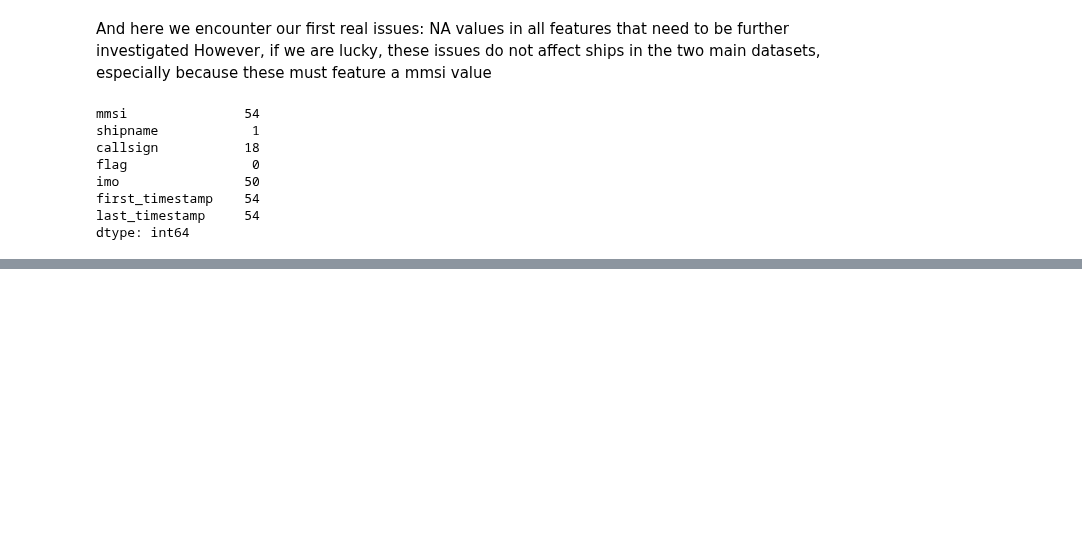
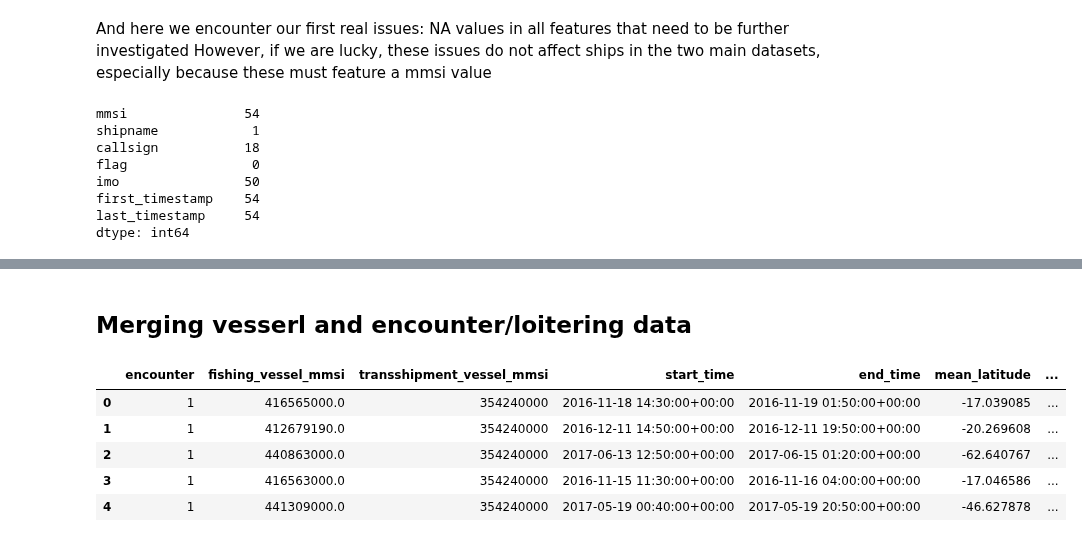
Before and after one commit to neuhart/Doing_DataScience_SS22, a Jupyter notebook: EDA.ipynb, the cells around one changed output, grey strips where cells are left out. Drawn from its saved outputs; the diff is of its cells as text; code cells hidden in the pictures; blank space fills up the shorter version.

```diff
--- a/EDA.ipynb
+++ b/EDA.ipynb
@@ -195,0 +243,22 @@ dtype: int64
+# %%
+df_loit_mod =  df_loit.copy()
+df_loit_mod.drop_duplicates(inplace = True) #dropping duplicates
+
+
+df_loit_mod['start_time'] = pd.to_datetime(df_loit['starting_timestamp']) #parsing timestamps
+
+df_loit_mod['end_time'] = pd.to_datetime(df_loit['ending_timestamp'])
+
+df_loit_mod.drop(['starting_timestamp', 'ending_timestamp'], axis=1, inplace=True)
+
+
+df_loit_mod['mean_latitude'] = (df_loit_mod['starting_latitude']+df_loit_mod['ending_latitude'])/2 #transforming locations to mean
+df_loit_mod['mean_longitude'] = (df_loit_mod['starting_longitude']+df_loit_mod['ending_longitude'])/2
+
+df_loit_mod.rename(columns ={'transshipment_mmsi':'transshipment_vessel_mmsi', 'total_event_duration':'duration_hr'}, inplace = True)
+
+df_loit_mod['encounter'] = 0 #creating target variable
+
+df_loit_mod.info()
+df_loit_mod.describe()
+df_loit_mod.columns
@@ -195,0 +292,8 @@ dtype: int64
+# %%
+df_agg = pd.concat([df_enc_mod,df_loit_mod], ignore_index=True)
+
+df_clean = df_agg.copy().drop(['starting_latitude','starting_longitude', 'ending_latitude','ending_longitude'], axis= 1 ) #setting target as first column
+col_en =df_clean.pop('encounter')
+df_clean.insert(0, col_en.name,col_en)
+df_clean.head()
+df_clean.info()
@@ -195,0 +318,15 @@ dtype: int64
+# %% [markdown]
+## Merging vesserl and encounter/loitering data
+# %%
+####This is just a mockup because it only features the transshipments vessels mmsi
+#I suspect that flags should have a large explanatory power
+
+df_clean_all = pd.merge(df_clean, df_ves, how ='left', left_on ='transshipment_vessel_mmsi', right_on='mmsi')
+df_clean_all.head()
+# %% [output]
+|  | encounter | fishing_vessel_mmsi | transshipment_vessel_mmsi | start_time | end_time | mean_latitude | ... |
+| 0 | 1 | 416565000.0 | 354240000 | 2016-11-18 14:30:00+00:00 | 2016-11-19 01:50:00+00:00 | -17.039085 | ... |
+| 1 | 1 | 412679190.0 | 354240000 | 2016-12-11 14:50:00+00:00 | 2016-12-11 19:50:00+00:00 | -20.269608 | ... |
+| 2 | 1 | 440863000.0 | 354240000 | 2017-06-13 12:50:00+00:00 | 2017-06-15 01:20:00+00:00 | -62.640767 | ... |
+| 3 | 1 | 416563000.0 | 354240000 | 2016-11-15 11:30:00+00:00 | 2016-11-16 04:00:00+00:00 | -17.046586 | ... |
+| 4 | 1 | 441309000.0 | 354240000 | 2017-05-19 00:40:00+00:00 | 2017-05-19 20:50:00+00:00 | -46.627878 | ... |
```
Also changed, not shown: parts of 8 cells of this notebook.
